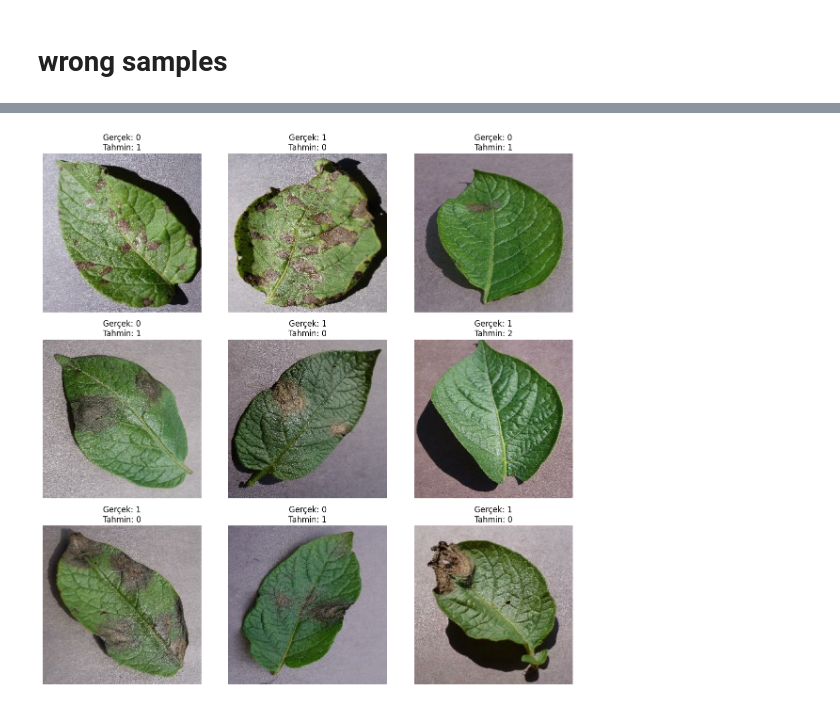
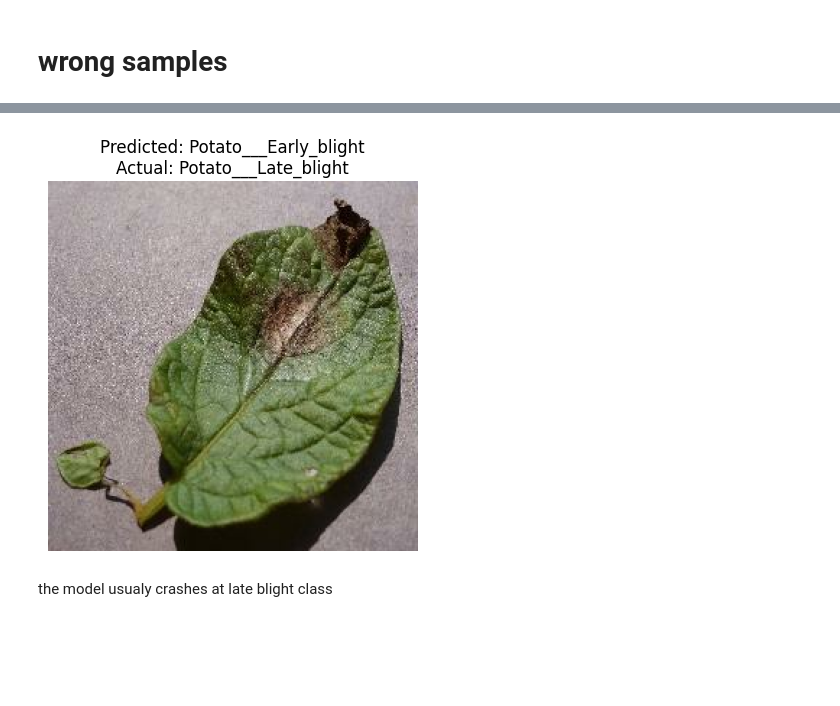
Before and after one commit to 007Rizan/PotatoDeseaseMlproject, a Jupyter notebook: essentials/training.ipynb, the cells around one changed output, grey strips where cells are left out. Drawn from its saved outputs; the diff is of its cells as text; code cells hidden in the pictures; blank space fills up the shorter version.

```diff
--- a/essentials/training.ipynb
+++ b/essentials/training.ipynb
@@ -268,5 +269,6 @@ for images_batch, labels_batch in test_ds.take(1):
     print("actual label:",class_names[first_label])
     batch_prediction = model. predict(images_batch)
     print("predicted label: ",class_names[np.argmax(batch_prediction[0])])
+    plt.title("Predicted: " + class_names[np.argmax(batch_prediction[0])]+ "/"+" actual label: " + class_names[first_label])
 # %% [output]
 first image to predict
@@ -277,16 +279,31 @@ predicted label:  Potato___Late_blight
 # %% [markdown]
 # wrong samples
 # %%
-wrong_indices = np.where(y_true != y_pred)[0]# the reason of the [0] because we return index instead of tuple
+wrong_images = []
+wrong_predictions = []
+wrong_actual = []
 
-# İlk 9 hatalı örneği göster
-plt.figure(figsize=(12, 12))
-for i, idx in enumerate(wrong_indices[:9]):
-    image, label = list(val_ds.unbatch())[idx]
-    plt.subplot(3, 3, i+1)
-    plt.imshow(image.numpy().astype('uint8'))
-    plt.title(f"Gerçek: {y_true[idx]}\nTahmin: {y_pred[idx]}")
-    plt.axis('off')
-plt.tight_layout()
-plt.show()
+for images_batch, labels_batch in test_ds:
+    batch_predictions = model.predict(images_batch)
+
+    for i in range(len(labels_batch)):
+        actual = labels_batch[i].numpy()
+        predicted = np.argmax(batch_predictions[i])
+
+        if actual != predicted:
+            wrong_images.append(images_batch[i].numpy().astype('uint8'))
+            wrong_predictions.append(predicted)
+            wrong_actual.append(actual)
+
+# Sadece ilk yanlışı göster
+if wrong_images:
+    plt.imshow(wrong_images[0])
+    plt.title(
+        f"Predicted: {class_names[wrong_predictions[0]]}\n"
+        f"Actual: {class_names[wrong_actual[0]]}"
+    )
+    plt.axis("off")
+    plt.show()
+else:
+    print("Hiç yanlış tahmin yok!")
 # %% [output]
@@ -293 +318,3 @@ plt.show()
-[figure, old version]
+[figure, new version]
+# %% [markdown]
+the model usualy crashes at late blight class
```
Also changed, not shown: parts of 9 cells of this notebook.
